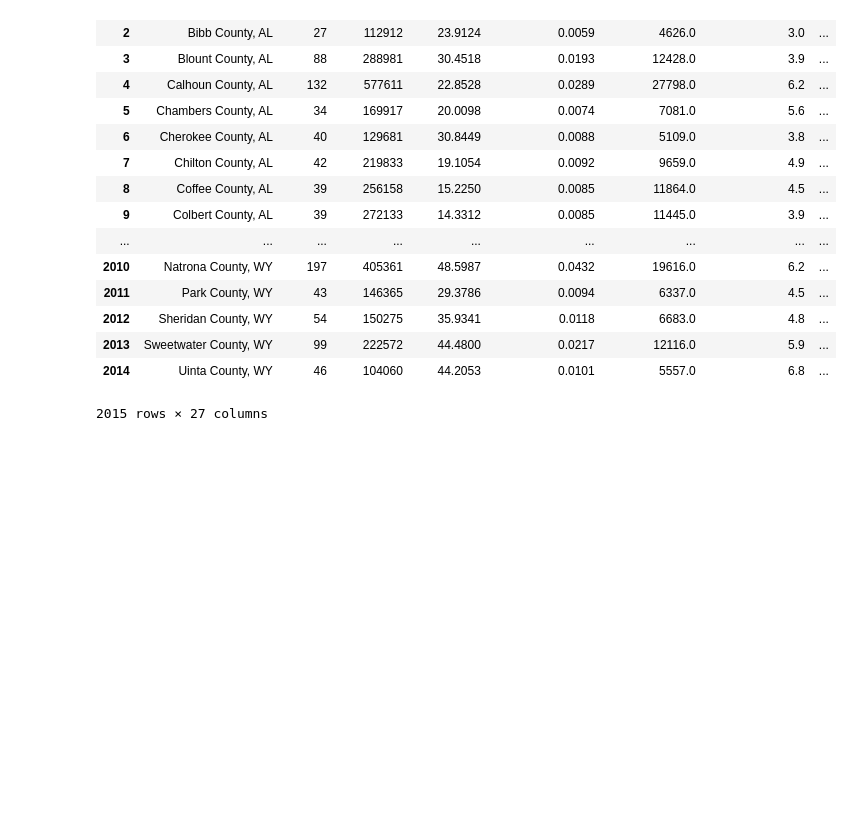
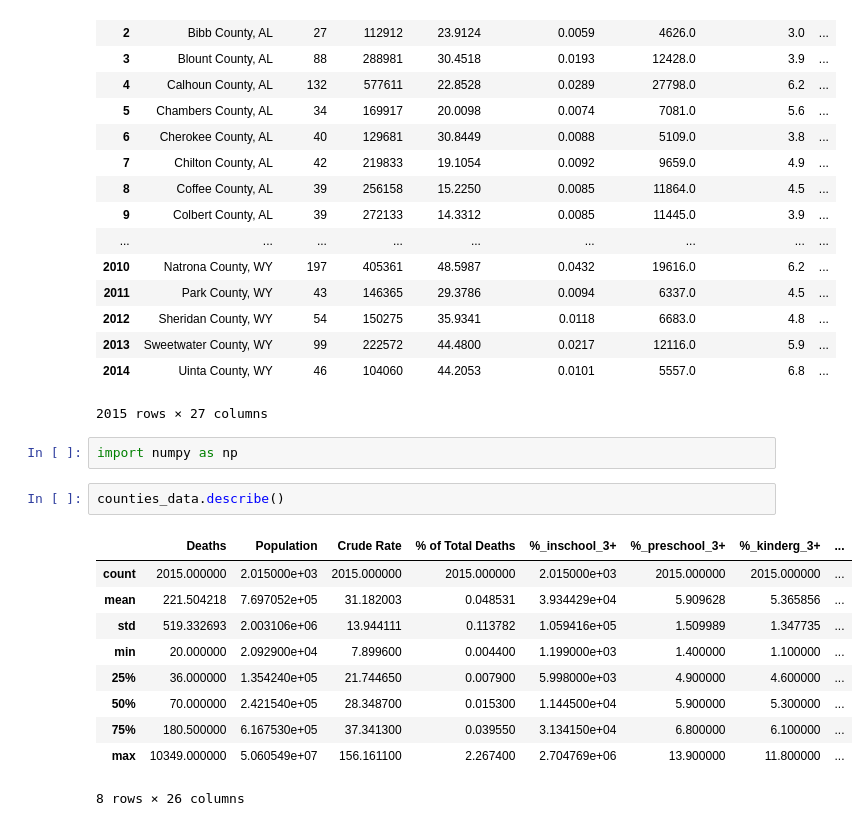
Before and after one commit to MIAISEMAN/mod_3_project, a Jupyter notebook: overdose_classification_by_county.ipynb, the cells around one changed output. Cells and saved outputs as stored; diff of their text form; blank space fills up the shorter version.

```diff
--- a/overdose_classification_by_county.ipynb
+++ b/overdose_classification_by_county.ipynb
@@ -353,3 +353,18 @@ counties_data
 | 2013 | Sweetwater County, WY | 99 | 222572 | 44.4800 | 0.0217 | 12116.0 | 5.9 | ... |
 | 2014 | Uinta County, WY | 46 | 104060 | 44.2053 | 0.0101 | 5557.0 | 6.8 | ... |
 2015 rows × 27 columns
+# %%
+import numpy as np
+# %%
+counties_data.describe()
+# %% [output]
+|  | Deaths | Population | Crude Rate | % of Total Deaths | %_inschool_3+ | %_preschool_3+ | %_kinderg_3+ | ... |
+| count | 2015.000000 | 2.015000e+03 | 2015.000000 | 2015.000000 | 2.015000e+03 | 2015.000000 | 2015.000000 | ... |
+| mean | 221.504218 | 7.697052e+05 | 31.182003 | 0.048531 | 3.934429e+04 | 5.909628 | 5.365856 | ... |
+| std | 519.332693 | 2.003106e+06 | 13.944111 | 0.113782 | 1.059416e+05 | 1.509989 | 1.347735 | ... |
+| min | 20.000000 | 2.092900e+04 | 7.899600 | 0.004400 | 1.199000e+03 | 1.400000 | 1.100000 | ... |
+| 25% | 36.000000 | 1.354240e+05 | 21.744650 | 0.007900 | 5.998000e+03 | 4.900000 | 4.600000 | ... |
+| 50% | 70.000000 | 2.421540e+05 | 28.348700 | 0.015300 | 1.144500e+04 | 5.900000 | 5.300000 | ... |
+| 75% | 180.500000 | 6.167530e+05 | 37.341300 | 0.039550 | 3.134150e+04 | 6.800000 | 6.100000 | ... |
+| max | 10349.000000 | 5.060549e+07 | 156.161100 | 2.267400 | 2.704769e+06 | 13.900000 | 11.800000 | ... |
+8 rows × 26 columns
```
Also changed, not shown: parts of 14 cells of this notebook.
